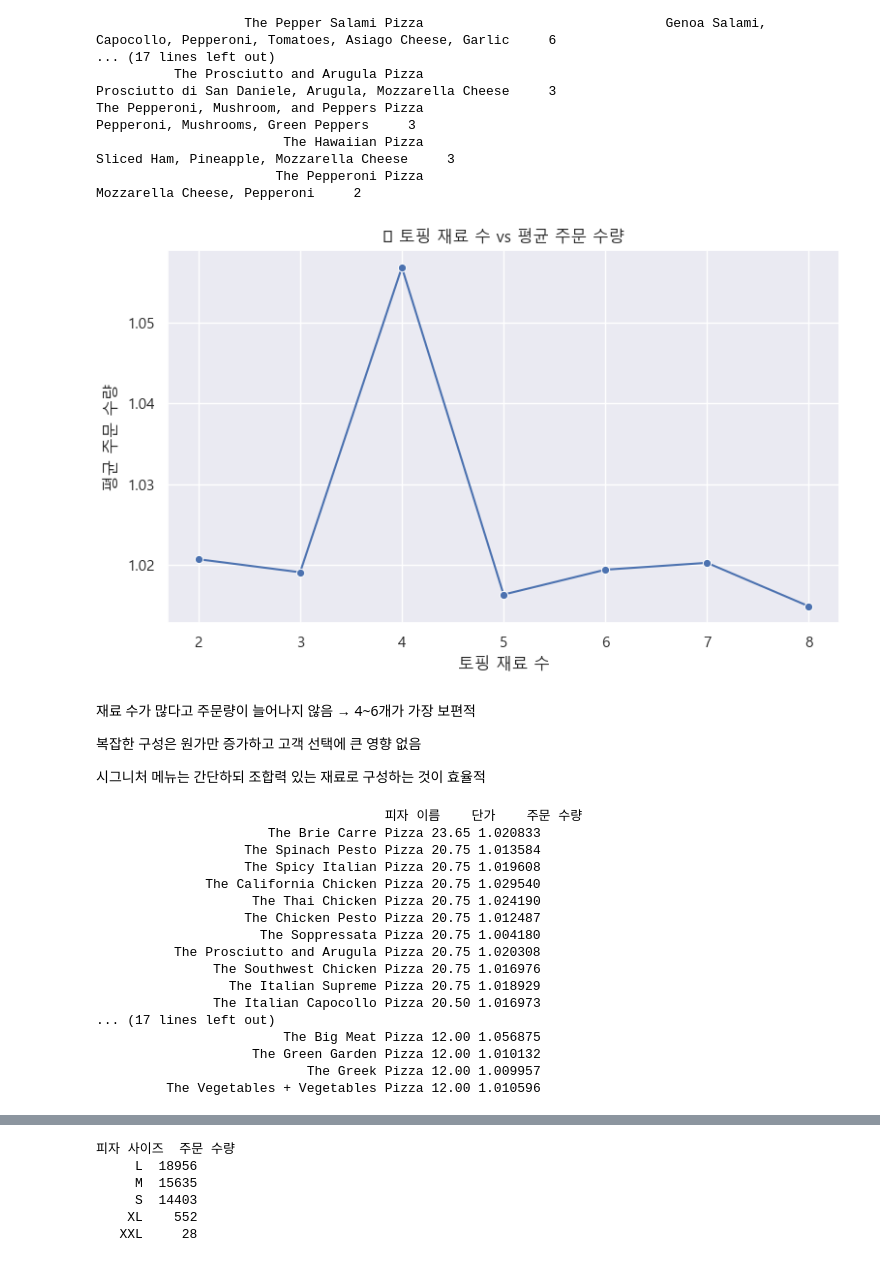
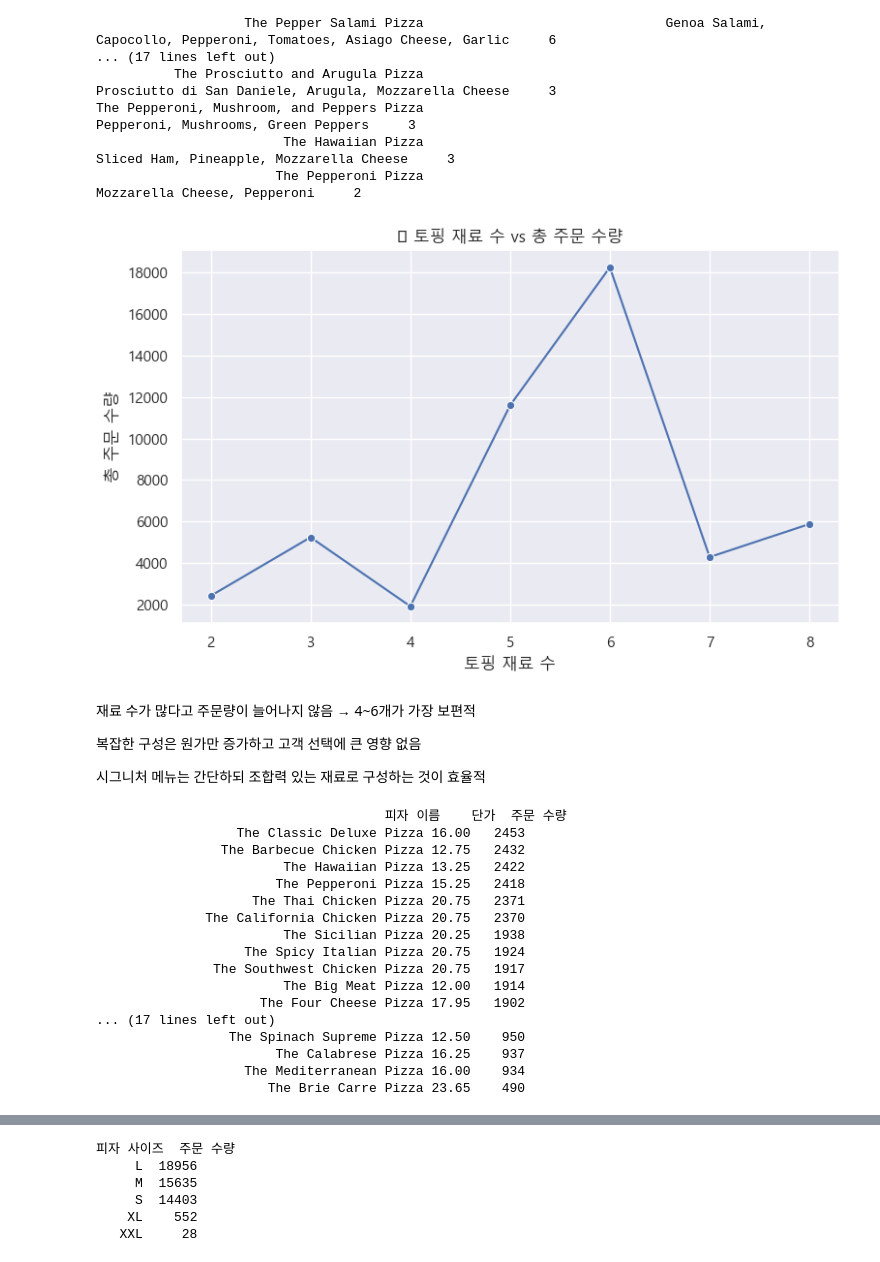
Before and after one commit to Lesly-kim/Mid_Project, a Jupyter notebook: data_preprocessing.ipynb, the cells around one changed output, grey strips where cells are left out. Drawn from its saved outputs; the diff is of its cells as text; code cells hidden in the pictures.

```diff
--- a/data_preprocessing.ipynb
+++ b/data_preprocessing.ipynb
@@ -131,21 +131,21 @@ The Pepperoni, Mushroom, and Peppers Pizza
 # %%
 # ✅ 재료 수 계산 (쉼표 기준 split해서 개수 세기)
 df['재료 수'] = df['피자 재료 목록'].apply(lambda x: len(x.split(',')))
 
-# ✅ 재료 수별 평균 주문 수량 계산
-ingredient_group = df.groupby('재료 수')['주문 수량'].mean().reset_index()
+# ✅ 재료 수별 총 주문 수량 계산
+ingredient_group_total = df.groupby('재료 수')['주문 수량'].sum().reset_index()
 
 # ✅ 시각화
 plt.figure(figsize=(8, 5))
-sns.lineplot(data=ingredient_group, x='재료 수', y='주문 수량', marker='o')
-plt.title('🧂 토핑 재료 수 vs 평균 주문 수량')
+sns.lineplot(data=ingredient_group_total, x='재료 수', y='주문 수량', marker='o')
+plt.title('🧂 토핑 재료 수 vs 총 주문 수량')
 plt.xlabel('토핑 재료 수')
-plt.ylabel('평균 주문 수량')
+plt.ylabel('총 주문 수량')
 plt.grid(True)
 plt.tight_layout()
 plt.show()
 # %% [output]
-[figure, old version]
+[figure, new version]
 # %% [markdown]
 재료 수가 많다고 주문량이 늘어나지 않음 → 4~6개가 가장 보편적
 
@@ -153,35 +153,35 @@ plt.show()
 
 시그니처 메뉴는 간단하되 조합력 있는 재료로 구성하는 것이 효율적
 # %%
-# 피자 이름별로 고정 단가와 평균 주문 수량 추출
+# 피자 이름별로 고정 단가와 총 주문 수량 추출
 pizza_price_quantity = df.groupby('피자 이름').agg({
-    '단가': 'first',         # 첫 번째 등장하는 단가값을 사용 (고정 가격)
-    '주문 수량': 'mean'      # 주문 수량은 평균
+    '단가': 'first',         # 고정 단가
+    '주문 수량': 'sum'       # 총 주문 수량
 }).reset_index()
 
-# 단가 기준 내림차순 정렬
-pizza_price_quantity_sorted = pizza_price_quantity.sort_values(by='단가', ascending=False)
+# 총 주문 수 기준 내림차순 정렬
+pizza_price_quantity_sorted = pizza_price_quantity.sort_values(by='주문 수량', ascending=False)
 
 # 표 출력
 print(pizza_price_quantity_sorted.to_string(index=False))
 # %% [output]
-                                     피자 이름    단가    주문 수량
-                      The Brie Carre Pizza 23.65 1.020833
-                   The Spinach Pesto Pizza 20.75 1.013584
-                   The Spicy Italian Pizza 20.75 1.019608
-              The California Chicken Pizza 20.75 1.029540
-                    The Thai Chicken Pizza 20.75 1.024190
-                   The Chicken Pesto Pizza 20.75 1.012487
-                     The Soppressata Pizza 20.75 1.004180
-          The Prosciutto and Arugula Pizza 20.75 1.020308
-               The Southwest Chicken Pizza 20.75 1.016976
-                 The Italian Supreme Pizza 20.75 1.018929
-               The Italian Capocollo Pizza 20.50 1.016973
+                                     피자 이름    단가  주문 수량
+                  The Classic Deluxe Pizza 16.00   2453
+                The Barbecue Chicken Pizza 12.75   2432
+                        The Hawaiian Pizza 13.25   2422
+                       The Pepperoni Pizza 15.25   2418
+                    The Thai Chicken Pizza 20.75   2371
+              The California Chicken Pizza 20.75   2370
+                        The Sicilian Pizza 20.25   1938
+                   The Spicy Italian Pizza 20.75   1924
+               The Southwest Chicken Pizza 20.75   1917
+                        The Big Meat Pizza 12.00   1914
+                     The Four Cheese Pizza 17.95   1902
 ... (17 lines left out)
-                        The Big Meat Pizza 12.00 1.056875
-                    The Green Garden Pizza 12.00 1.010132
-                           The Greek Pizza 12.00 1.009957
-         The Vegetables + Vegetables Pizza 12.00 1.010596
+                 The Spinach Supreme Pizza 12.50    950
+                       The Calabrese Pizza 16.25    937
+                   The Mediterranean Pizza 16.00    934
+                      The Brie Carre Pizza 23.65    490
 # %%
 # 단가 구간 분류 함수
 def 가격_구간(가격):
```
Also changed, not shown: parts of 7 cells of this notebook.
